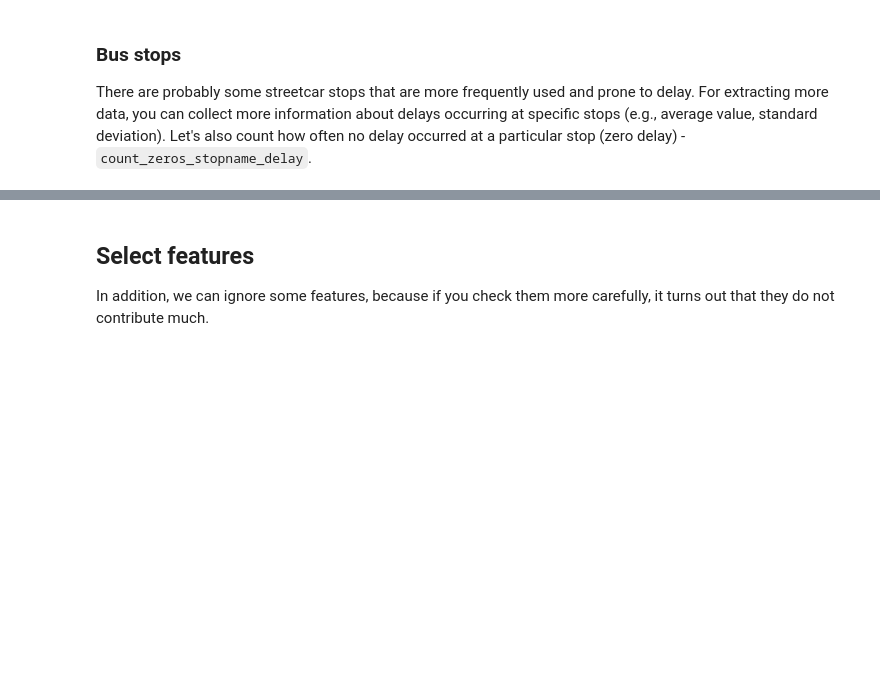
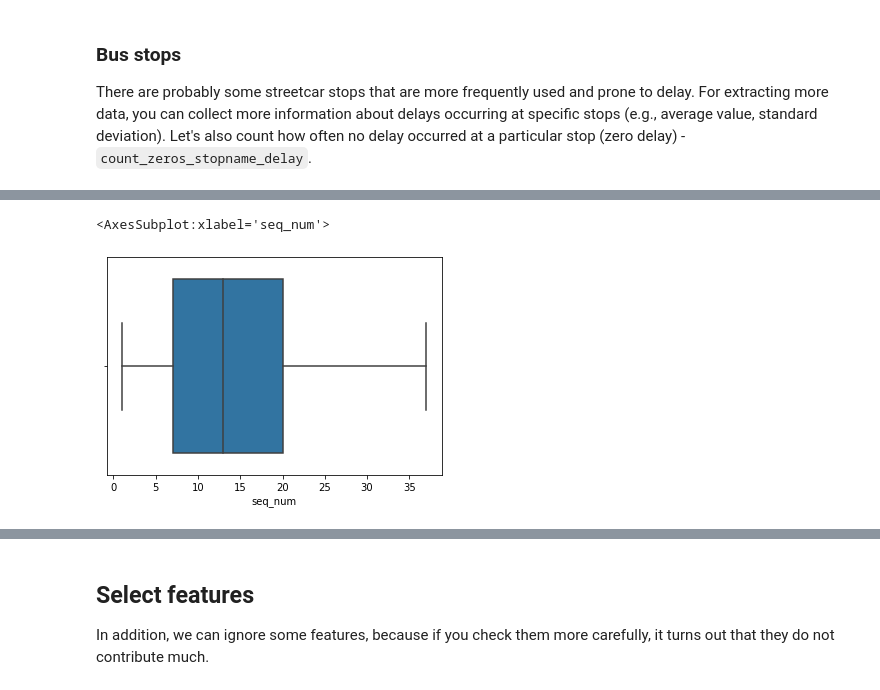
Before and after one commit to SzymonForysiuk/Prediction-of-tram-delays-Cracow, a Jupyter notebook: prediction_of_tram_delays_Cracow.ipynb, the cells around one changed output, grey strips where cells are left out. Cells and saved outputs as stored; diff of their text form; code cells hidden in the pictures; blank space fills up the shorter version.

```diff
--- a/prediction_of_tram_delays_Cracow.ipynb
+++ b/prediction_of_tram_delays_Cracow.ipynb
@@ -122,0 +257,5 @@ if "mean_stopname_direction_delay" not in df:
+# %%
+sns.boxplot(df['seq_num'])
+# %% [output]
+<AxesSubplot:xlabel='seq_num'>
+[figure, added]
```
Also changed, not shown: parts of 41 cells of this notebook.
